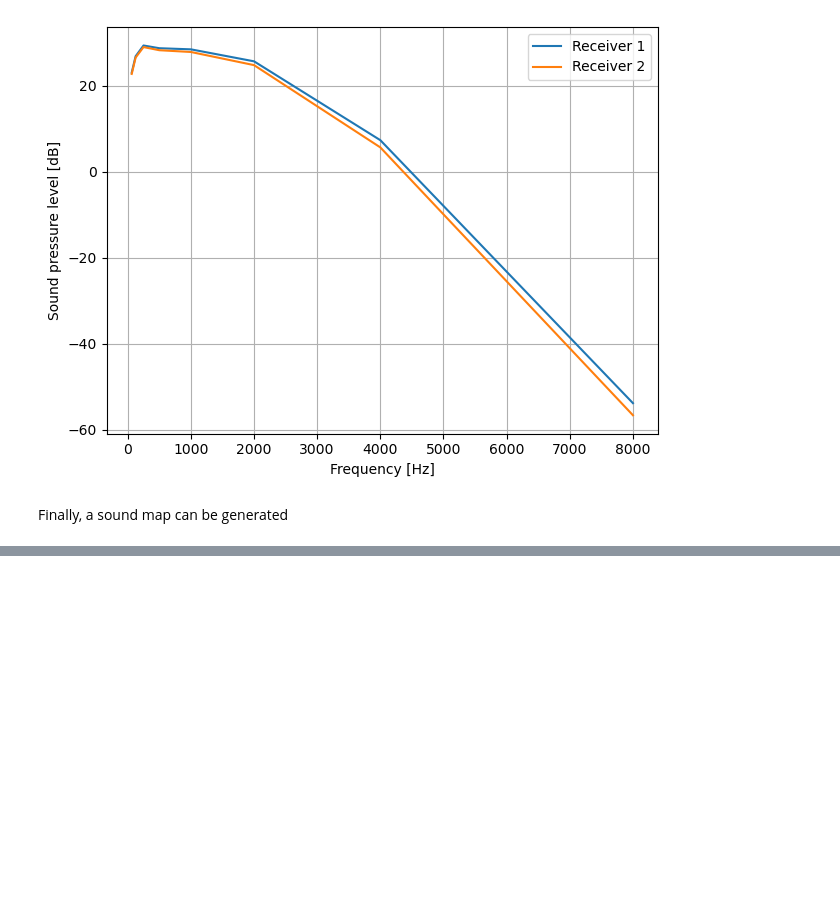
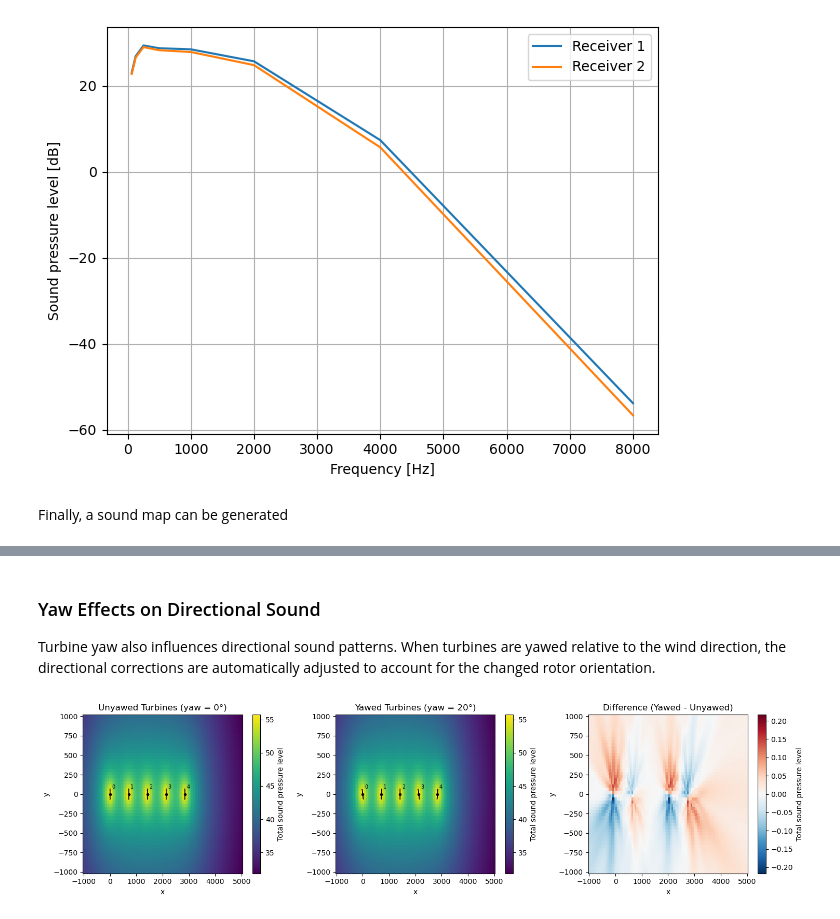
Before and after one commit to geoxiadis/smth, a Jupyter notebook: docs/notebooks/Noise.ipynb, the cells around one changed output, grey strips where cells are left out. Saved outputs shown, nothing was run; the diff lists cells and outputs as text; code cells hidden in the pictures; blank space fills up the shorter version.

```diff
--- a/docs/notebooks/Noise.ipynb
+++ b/docs/notebooks/Noise.ipynb
@@ -113,0 +161,27 @@ wt.plot(x, y)
+# %% [markdown]
+### Yaw Effects on Directional Sound
+Turbine yaw also influences directional sound patterns. When turbines are yawed relative to the wind direction, the directional corrections are automatically adjusted to account for the changed rotor orientation.
+# %%
+sim_res_unyawed = wfm(x, y, wd=wd, ws=ws, mode=5, yaw=0)
+sim_res_yawed = wfm(x, y, wd=wd, ws=ws, mode=5, yaw=[20, -10, 0, 20, -15])
+
+nmap_unyawed = sim_res_unyawed.noise_map(grid=grid)
+nmap_yawed = sim_res_yawed.noise_map(grid=grid)
+
+fig, axes = plt.subplots(1, 3, figsize=(15, 4))
+nmap_unyawed['Total sound pressure level'].squeeze().plot(ax=axes[0], cmap='viridis')
+axes[0].set_title('Unyawed Turbines (yaw = 0°)')
+wt.plot(x, y, wd=wd, yaw=[0], ax=axes[0])
+
+nmap_yawed['Total sound pressure level'].squeeze().plot(ax=axes[1], cmap='viridis')
+axes[1].set_title('Yawed Turbines (yaw = 20°)')
+wt.plot(x, y, wd=wd, yaw=[20, -10, 0, 20, -15], ax=axes[1])
+
+diff = nmap_yawed['Total sound pressure level'].squeeze() - nmap_unyawed['Total sound pressure level'].squeeze()
+diff.plot(ax=axes[2], cmap='RdBu_r')
+axes[2].set_title('Difference (Yawed - Unyawed)')
+
+plt.tight_layout()
+plt.show()
+# %% [output]
+[figure, added]
```
Also changed, not shown: parts of 4 cells of this notebook, 1 other file.
